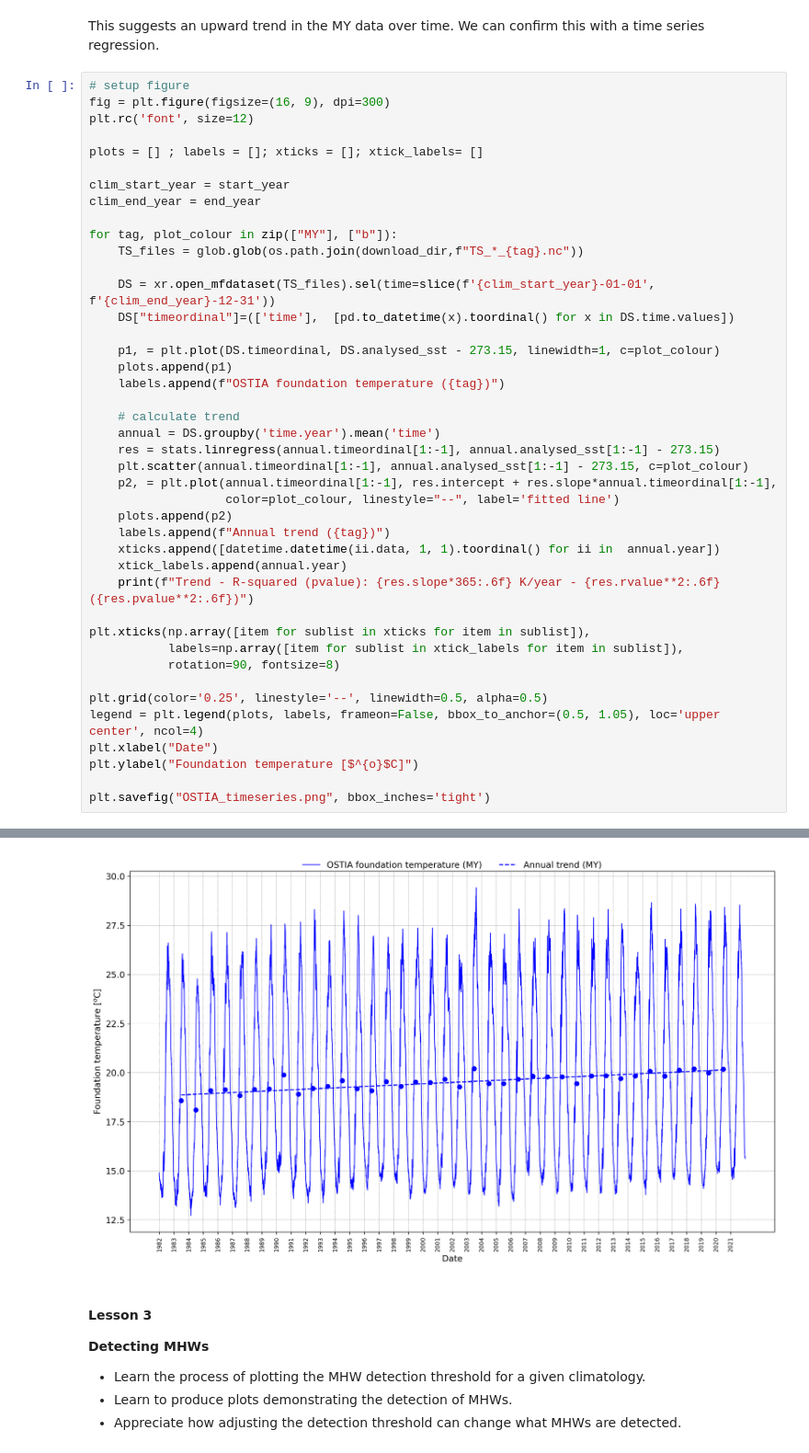
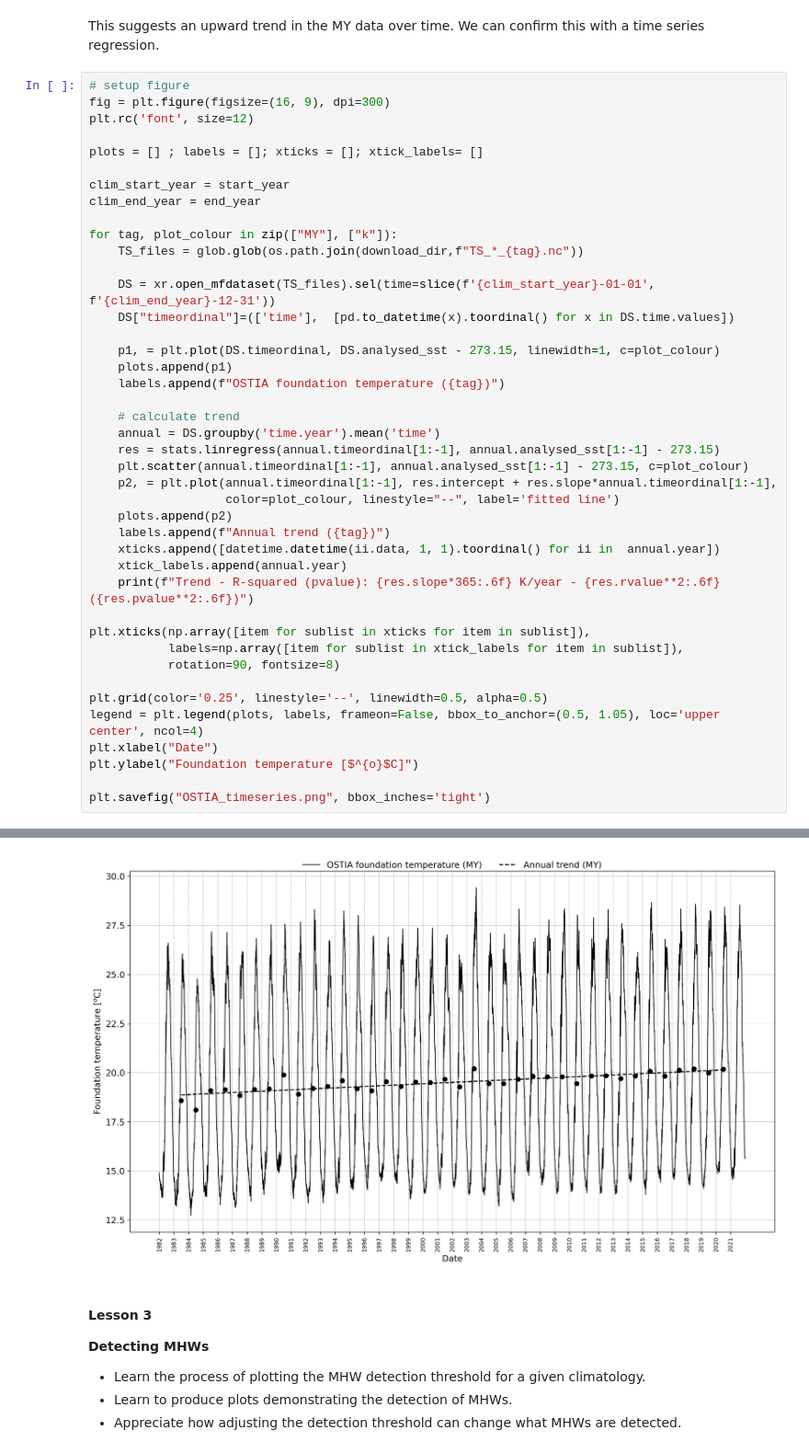
Before and after one commit to GJHSimmons/personal, a Jupyter notebook: MHWCourse.ipynb, the cells around one changed output, grey strips where cells are left out. Shown at 92% size. Cells and saved outputs as stored; diff of their text form.

```diff
--- a/MHWCourse.ipynb
+++ b/MHWCourse.ipynb
@@ -252,41 +252,41 @@ plots = [] ; labels = []; xticks = []; xtick_labels= []
 clim_start_year = start_year
 clim_end_year = end_year
 
-for tag, plot_colour in zip(["MY"], ["b"]):
+for tag, plot_colour in zip(["MY"], ["k"]):
     TS_files = glob.glob(os.path.join(download_dir,f"TS_*_{tag}.nc"))
 
     DS = xr.open_mfdataset(TS_files).sel(time=slice(f'{clim_start_year}-01-01', f'{clim_end_year}-12-31'))
     DS["timeordinal"]=(['time'],  [pd.to_datetime(x).toordinal() for x in DS.time.values])
 
     p1, = plt.plot(DS.timeordinal, DS.analysed_sst - 273.15, linewidth=1, c=plot_colour)
     plots.append(p1)
     labels.append(f"OSTIA foundation temperature ({tag})")
 
     # calculate trend
     annual = DS.groupby('time.year').mean('time')
     res = stats.linregress(annual.timeordinal[1:-1], annual.analysed_sst[1:-1] - 273.15)
     plt.scatter(annual.timeordinal[1:-1], annual.analysed_sst[1:-1] - 273.15, c=plot_colour)
     p2, = plt.plot(annual.timeordinal[1:-1], res.intercept + res.slope*annual.timeordinal[1:-1],
                    color=plot_colour, linestyle="--", label='fitted line')
     plots.append(p2)
     labels.append(f"Annual trend ({tag})")
     xticks.append([datetime.datetime(ii.data, 1, 1).toordinal() for ii in  annual.year])
     xtick_labels.append(annual.year)
     print(f"Trend - R-squared (pvalue): {res.slope*365:.6f} K/year - {res.rvalue**2:.6f} ({res.pvalue**2:.6f})")
 
 plt.xticks(np.array([item for sublist in xticks for item in sublist]),
            labels=np.array([item for sublist in xtick_labels for item in sublist]),
            rotation=90, fontsize=8)
 
 plt.grid(color='0.25', linestyle='--', linewidth=0.5, alpha=0.5)
 legend = plt.legend(plots, labels, frameon=False, bbox_to_anchor=(0.5, 1.05), loc='upper center', ncol=4)
 plt.xlabel("Date")
 plt.ylabel("Foundation temperature [$^{o}$C]")
 
 plt.savefig("OSTIA_timeseries.png", bbox_inches='tight')
 # %% [output]
 Trend - R-squared (pvalue): 0.034494 K/year - 0.678777 (0.000000)
-[figure, old version]
+[figure, new version]
 # %% [markdown]
 #### Lesson 3
 
```
Also changed, not shown: parts of 35 cells of this notebook.
